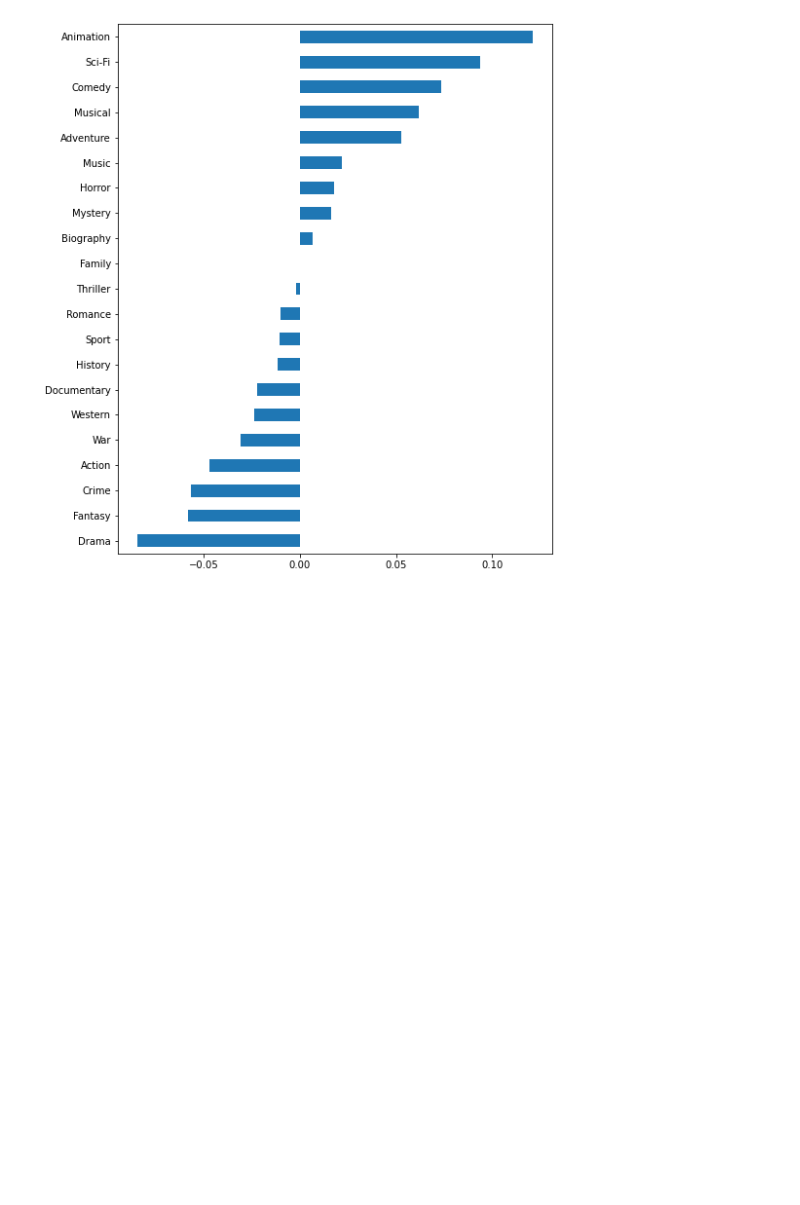
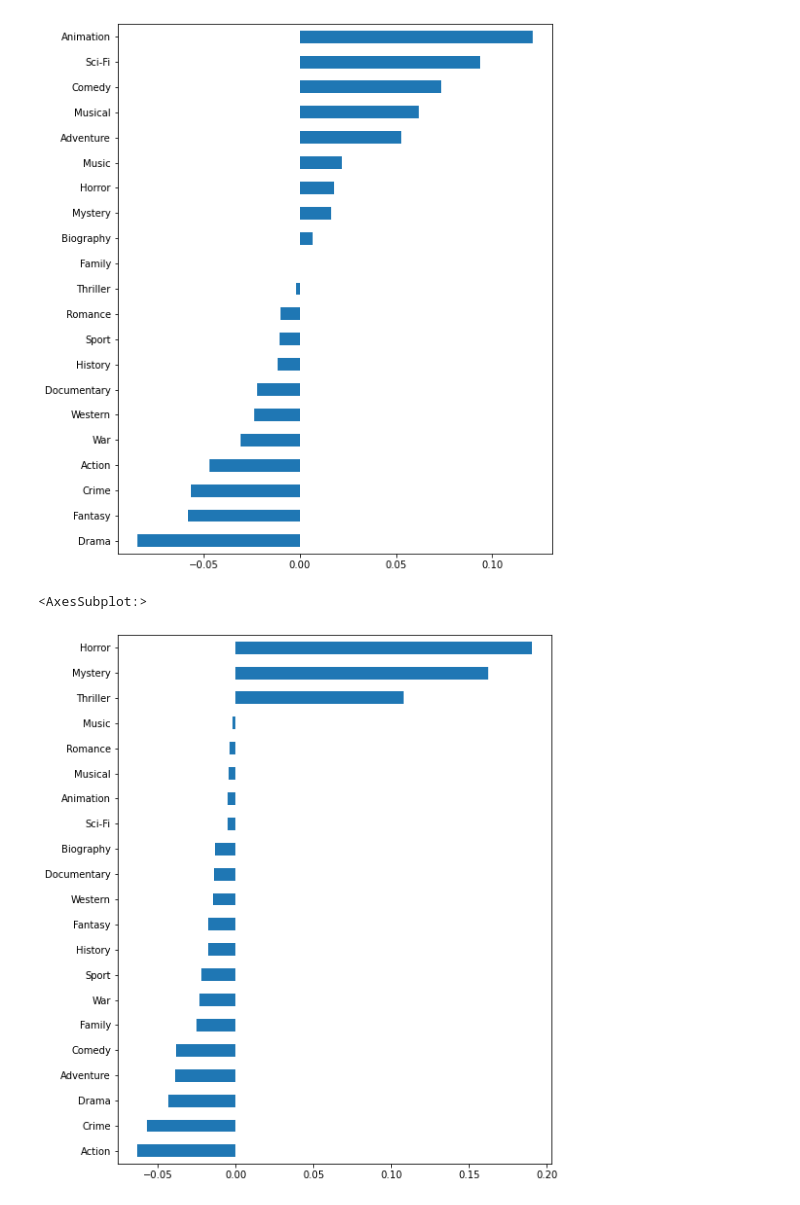
Before and after one commit to ndgigliotti/dsc-phase-1-project, a Jupyter notebook: genres.ipynb, the cells around one changed output. Saved outputs shown, nothing was run; the diff lists cells and outputs as text; code cells hidden in the pictures; blank space fills up the shorter version.

```diff
--- a/genres.ipynb
+++ b/genres.ipynb
@@ -311,3 +329,8 @@ combos.corrwith(imdb_tn.set_index('tconst')['domestic_profit']).sort_values().pl
 # %% [output]
 <AxesSubplot:>
 [figure]
+# %%
+combos.corrwith(imdb_tn.set_index('tconst')['worldwide_roi']).sort_values().plot.barh(figsize=(8, 10))
+# %% [output]
+<AxesSubplot:>
+[figure, added]
```
Also changed, not shown: parts of 8 cells of this notebook, 2 other files.
